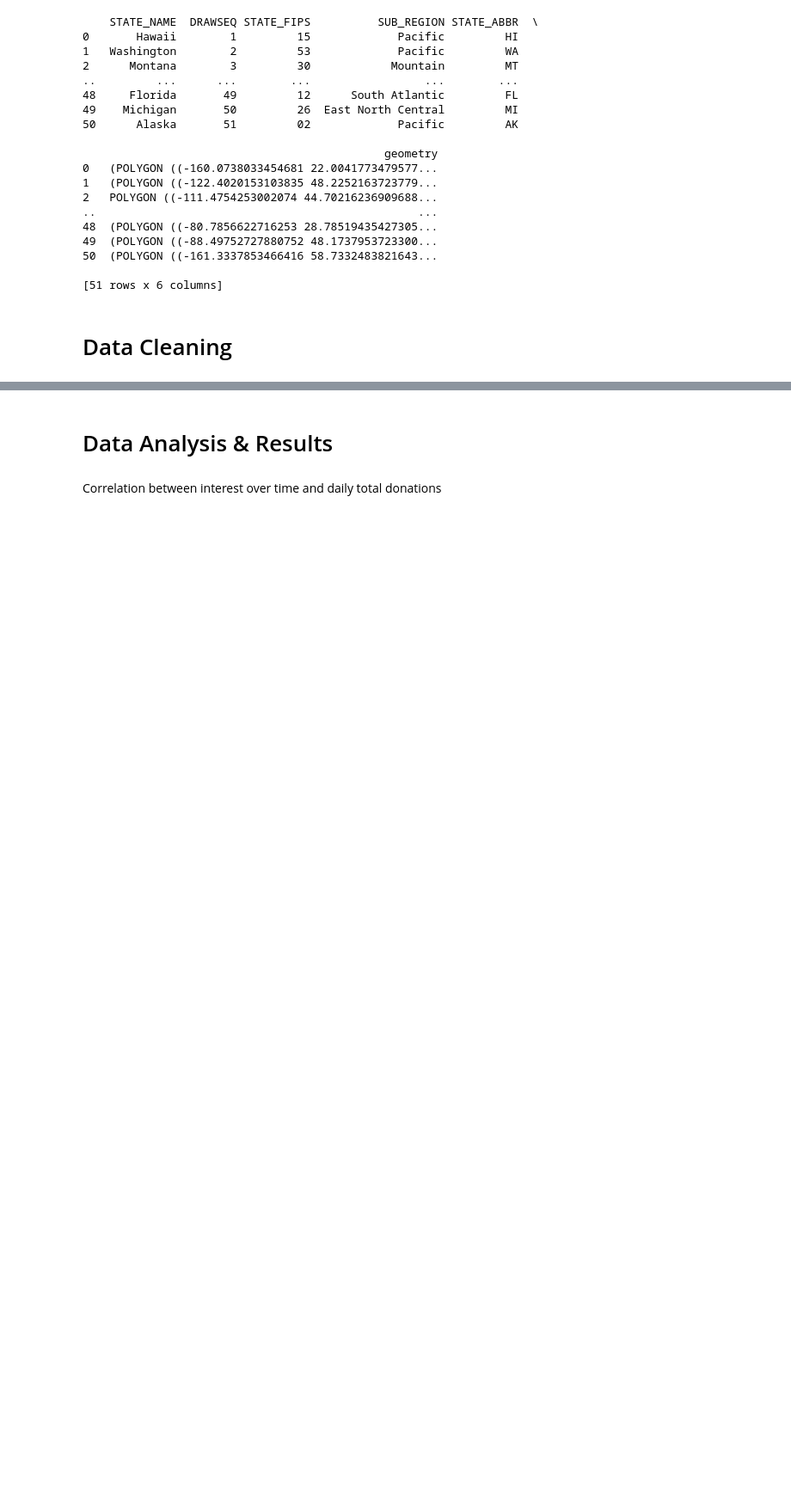
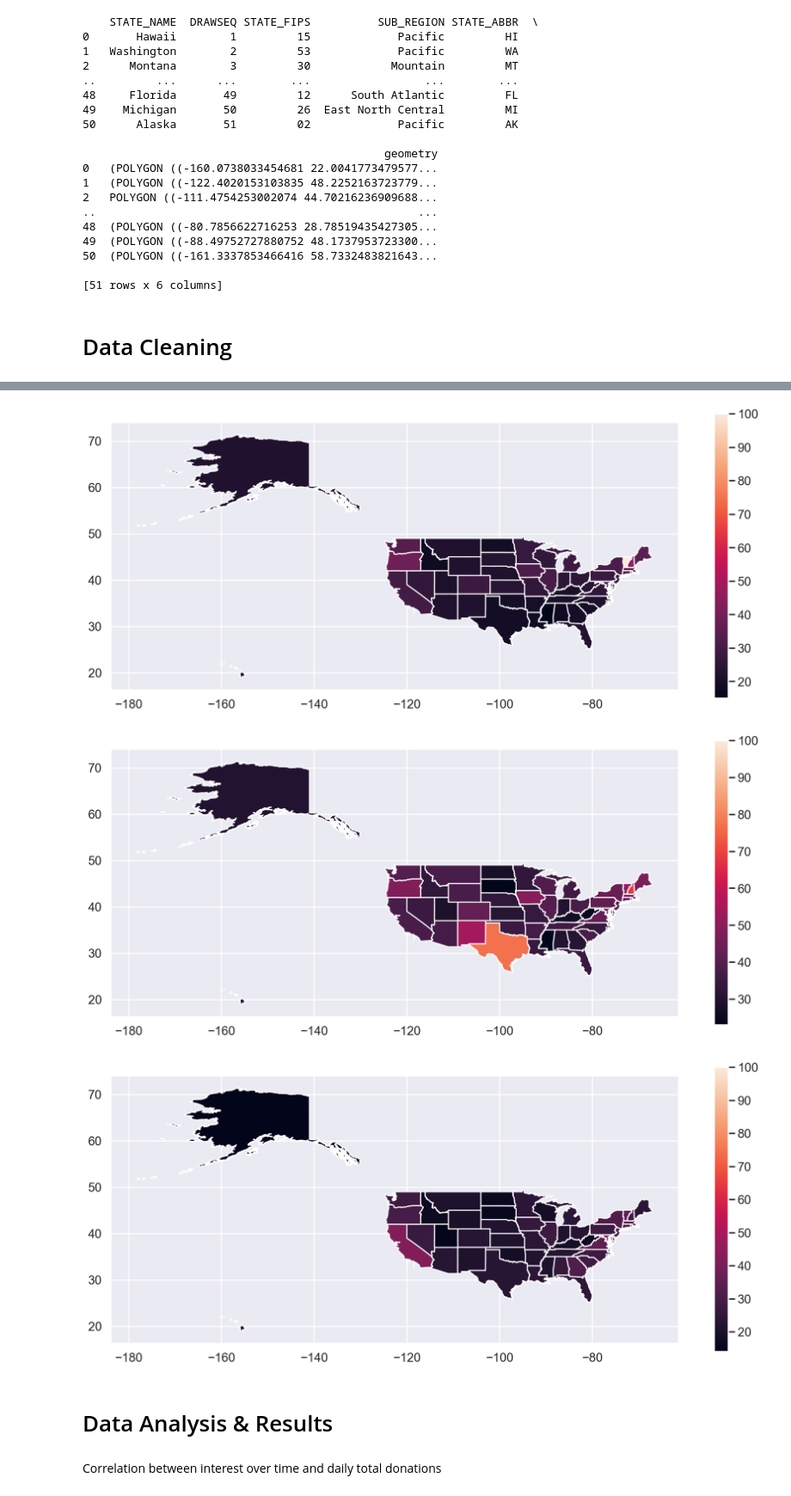
Before and after one commit to kaichinshih/COGS108_PoliticsAddicts, a Jupyter notebook: Final Project.ipynb, the cells around one changed output, grey strips where cells are left out. Shown at 86% size. Saved outputs shown, nothing was run; the diff lists cells and outputs as text; code cells hidden in the pictures; blank space fills up the shorter version.

```diff
--- a/Final Project.ipynb
+++ b/Final Project.ipynb
@@ -225,3 +306,52 @@ usa.plot(column=dfBSTrendStates['trend'],ax=ax, legend=True);
+# %%
+# Bernie Sanders
+# Load Google Trends by state file into dataframe
+dfBSTrendStates = pd.read_csv('bernietrend_state.csv')
+# Set column names
+dfBSTrendStates.columns = ['state','trend']
+# Change data type to numeric
+dfBSTrendStates['trend'] = dfBSTrendStates['trend'].apply(pd.to_numeric, errors = 'coerce')
+
+# Beto O'Rourke
+# Load Google Trends by state file into dataframe
+dfBOTrendStates = pd.read_csv('betotrend_state.csv')
+# Set column names
+dfBOTrendStates.columns = ['state','trend']
+# Change data type to numeric
+dfBOTrendStates['trend'] = dfBOTrendStates['trend'].apply(pd.to_numeric, errors = 'coerce')
+
+# Kamala Harris
+# Load Google Trends by state file into dataframe
+dfKHTrendStates = pd.read_csv('kamalatrend_state.csv')
+# Set column names
+dfKHTrendStates.columns = ['state','trend']
+# Change data type to numeric
+dfKHTrendStates['trend'] = dfKHTrendStates['trend'].apply(pd.to_numeric, errors = 'coerce')
+# %%
+# Bernie Sanders
+# Plot Bernie popularity by state onto US map
+usa = usa.sort_values(by=['STATE_NAME'])
+ig, ax = plt.subplots(1, 1, figsize=(17, 7))
+divider = make_axes_locatable(ax)
+usa.plot(column=dfBSTrendStates['trend'],ax=ax, legend=True);
+
+# Beto O'Rourke
+# Plot Beto popularity by state onto US map
+usa = usa.sort_values(by=['STATE_NAME'])
+ig, ax = plt.subplots(1, 1, figsize=(17, 7))
+divider = make_axes_locatable(ax)
+usa.plot(column=dfBOTrendStates['trend'],ax=ax, legend=True);
+
+# Kamala Harris
+# Plot Kamala popularity by state onto US map
+usa = usa.sort_values(by=['STATE_NAME'])
+ig, ax = plt.subplots(1, 1, figsize=(17, 7))
+divider = make_axes_locatable(ax)
+usa.plot(column=dfKHTrendStates['trend'],ax=ax, legend=True);
+# %% [output]
+[figure, added]
+[figure, added]
+[figure, added]
 # %% [markdown]
 # Data Analysis & Results
 # %% [markdown]
```
Also changed, not shown: parts of 18 cells of this notebook, 5 other files.
